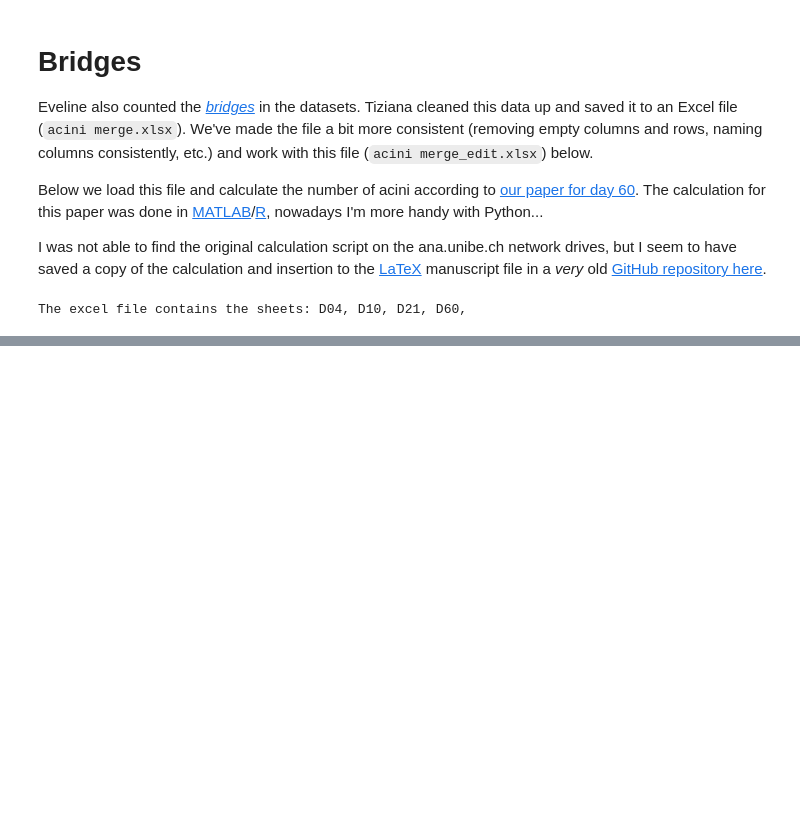
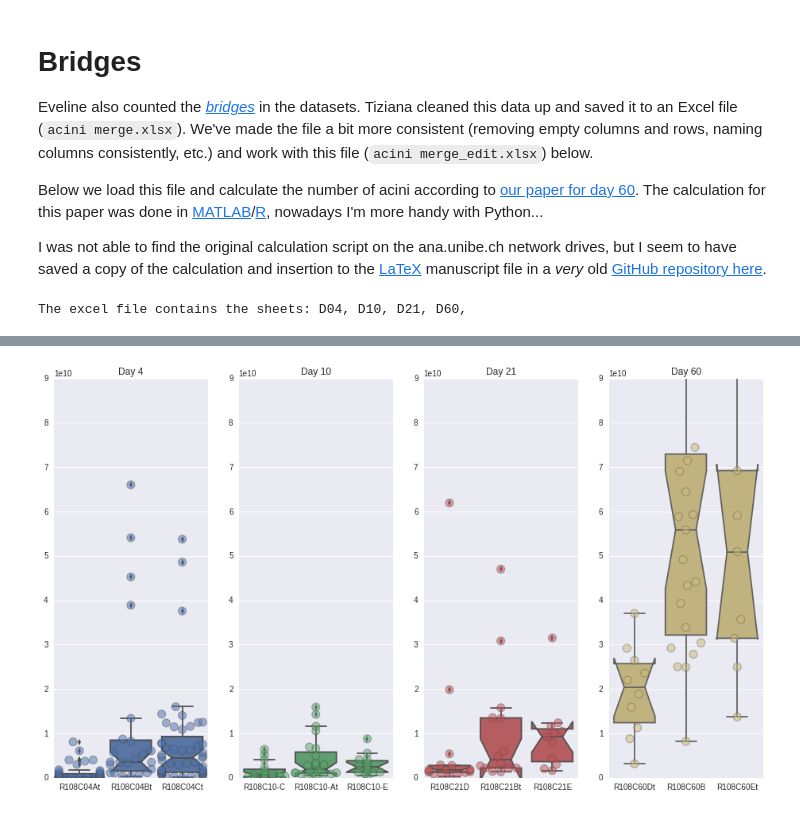
Before and after one commit to habi/acinar-analysis, a Jupyter notebook: Acinar size plot.ipynb, the cells around one changed output, grey strips where cells are left out. Cells and saved outputs as stored; diff of their text form; code cells hidden in the pictures; blank space fills up the shorter version.

```diff
--- a/Acinar size plot.ipynb
+++ b/Acinar size plot.ipynb
@@ -221,0 +314,29 @@ plt.show()
+# %%
+ymax = 9e10
+plt.subplot(141)
+sns.boxplot(data=D04.iloc[:,-3:], color=sns.color_palette()[0], notch=True)
+sns.swarmplot(data=D04.iloc[:,-3:], color=sns.color_palette()[0], size=10, facecolor='k', linewidth=1, alpha=0.5)
+plt.ylim([0, ymax])
+plt.xticks(range(3), [list(D04)[0], list(D04)[2], list(D04)[4]])
+plt.title('Day 4')
+plt.subplot(142)
+sns.boxplot(data=D10.iloc[:,-3:], color=sns.color_palette()[1], notch=True)
+sns.swarmplot(data=D10.iloc[:,-3:], color=sns.color_palette()[1], size=10, facecolor='k', linewidth=1, alpha=0.5)
+plt.ylim([0, ymax])
+plt.xticks(range(3), [list(D10)[0], list(D10)[2], list(D10)[4]])
+plt.title('Day 10')
+plt.subplot(143)
+sns.boxplot(data=D21.iloc[:,-3:], color=sns.color_palette()[2], notch=True)
+sns.swarmplot(data=D21.iloc[:,-3:], color=sns.color_palette()[2], size=10, facecolor='k', linewidth=1, alpha=0.5)
+plt.ylim([0, ymax])
+plt.xticks(range(3), [list(D21)[0], list(D21)[2], list(D21)[4]])
+plt.title('Day 21')
+plt.subplot(144)
+sns.boxplot(data=D60.iloc[:,-3:], color=sns.color_palette()[4], notch=True)
+sns.swarmplot(data=D60.iloc[:,-3:], color=sns.color_palette()[4], size=10, facecolor='k', linewidth=1, alpha=0.5)
+plt.ylim([0, ymax])
+plt.xticks(range(3), [list(D60)[0], list(D60)[2], list(D60)[4]])
+plt.title('Day 60')
+plt.show()
+# %% [output]
+[figure, added]
```
Also changed, not shown: parts of 24 cells of this notebook, 2 other files.
